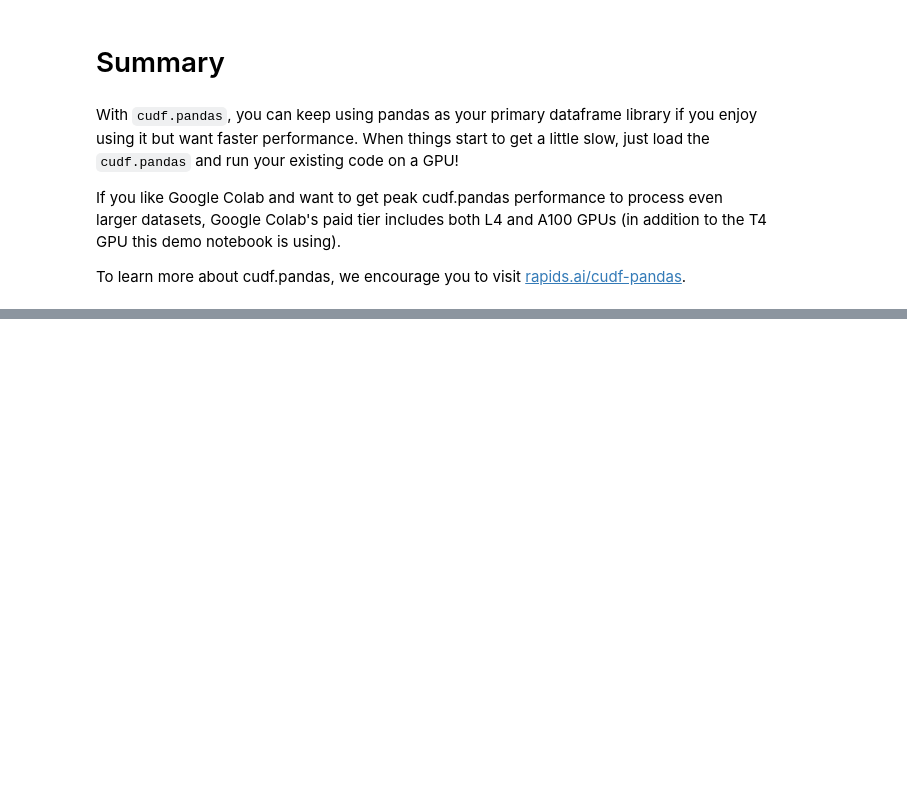
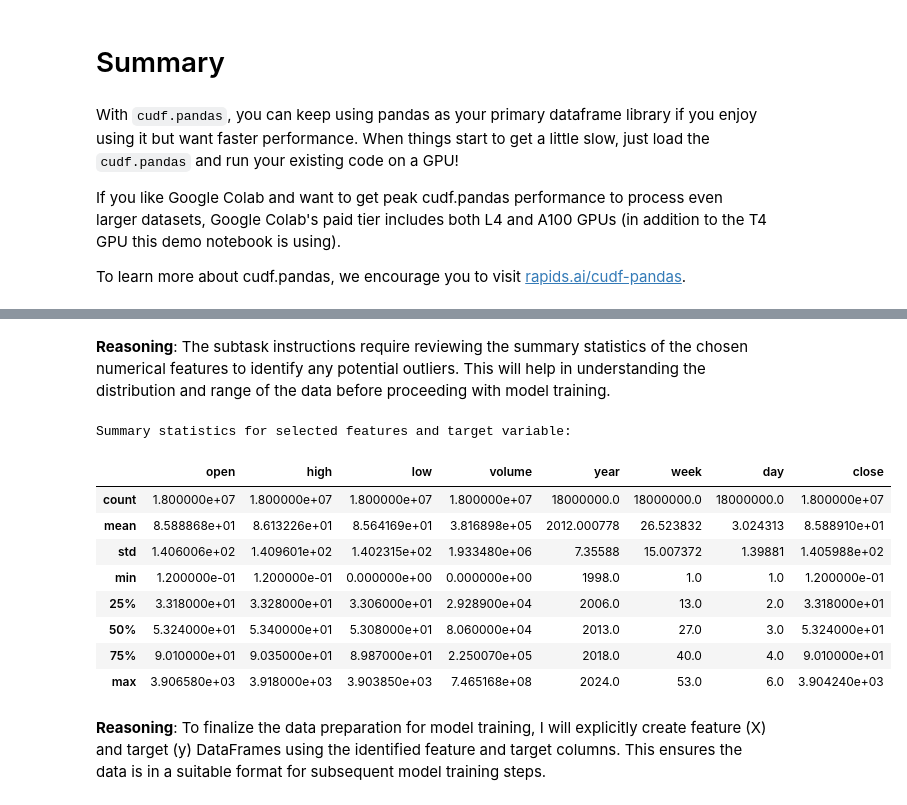
Before and after one commit to makdenizhq/Roadcoin, a Jupyter notebook: getting_started_tutorials/cudf_pandas_stocks_demo.ipynb, the cells around one changed output, grey strips where cells are left out. Saved outputs shown, nothing was run; the diff lists cells and outputs as text; code cells hidden in the pictures; blank space fills up the shorter version.

```diff
--- a/getting_started_tutorials/cudf_pandas_stocks_demo.ipynb
+++ b/getting_started_tutorials/cudf_pandas_stocks_demo.ipynb
@@ -304,0 +479,12 @@ To learn more about cudf.pandas, we encourage you to visit [rapids.ai/cudf-panda
+# %%
+%time df = pd.read_parquet("usa_stocks_30m.parquet")
+df = df.iloc[:18000000]
+
+print(df.columns)
+
+# Based on the instructions, define the target and feature columns.
+target_column = 'close'
+feature_columns = ['open', 'high', 'low', 'volume', 'year', 'week', 'day']
+
+print(f"\nTarget column: {target_column}")
+print(f"Feature columns: {feature_columns}")
@@ -304,0 +497,14 @@ To learn more about cudf.pandas, we encourage you to visit [rapids.ai/cudf-panda
+# %%
+import pandas as pd
+
+%time df = pd.read_parquet("usa_stocks_30m.parquet")
+df = df.iloc[:18000000]
+
+print(df.columns)
+
+# Based on the instructions, define the target and feature columns.
+target_column = 'close'
+feature_columns = ['open', 'high', 'low', 'volume', 'year', 'week', 'day']
+
+print(f"\nTarget column: {target_column}")
+print(f"Feature columns: {feature_columns}")
@@ -304,0 +521,5 @@ To learn more about cudf.pandas, we encourage you to visit [rapids.ai/cudf-panda
+# %%
+df[["year", "week", "day"]] = df.datetime.dt.isocalendar()
+
+print("Columns after adding year, week, day:")
+print(df.columns)
@@ -304,0 +559,20 @@ To learn more about cudf.pandas, we encourage you to visit [rapids.ai/cudf-panda
+# %% [markdown]
+**Reasoning**:
+The subtask instructions require reviewing the summary statistics of the chosen numerical features to identify any potential outliers. This will help in understanding the distribution and range of the data before proceeding with model training.
+# %%
+print("Summary statistics for selected features and target variable:")
+df[feature_columns + [target_column]].describe()
+# %% [output]
+Summary statistics for selected features and target variable:
+|  | open | high | low | volume | year | week | day | close |
+| count | 1.800000e+07 | 1.800000e+07 | 1.800000e+07 | 1.800000e+07 | 18000000.0 | 18000000.0 | 18000000.0 | 1.800000e+07 |
+| mean | 8.588868e+01 | 8.613226e+01 | 8.564169e+01 | 3.816898e+05 | 2012.000778 | 26.523832 | 3.024313 | 8.588910e+01 |
+| std | 1.406006e+02 | 1.409601e+02 | 1.402315e+02 | 1.933480e+06 | 7.35588 | 15.007372 | 1.39881 | 1.405988e+02 |
+| min | 1.200000e-01 | 1.200000e-01 | 0.000000e+00 | 0.000000e+00 | 1998.0 | 1.0 | 1.0 | 1.200000e-01 |
+| 25% | 3.318000e+01 | 3.328000e+01 | 3.306000e+01 | 2.928900e+04 | 2006.0 | 13.0 | 2.0 | 3.318000e+01 |
+| 50% | 5.324000e+01 | 5.340000e+01 | 5.308000e+01 | 8.060000e+04 | 2013.0 | 27.0 | 3.0 | 5.324000e+01 |
+| 75% | 9.010000e+01 | 9.035000e+01 | 8.987000e+01 | 2.250070e+05 | 2018.0 | 40.0 | 4.0 | 9.010000e+01 |
+| max | 3.906580e+03 | 3.918000e+03 | 3.903850e+03 | 7.465168e+08 | 2024.0 | 53.0 | 6.0 | 3.904240e+03 |
+# %% [markdown]
+**Reasoning**:
+To finalize the data preparation for model training, I will explicitly create feature (X) and target (y) DataFrames using the identified feature and target columns. This ensures the data is in a suitable format for subsequent model training steps.
```
Also changed, not shown: parts of 54 cells of this notebook.
